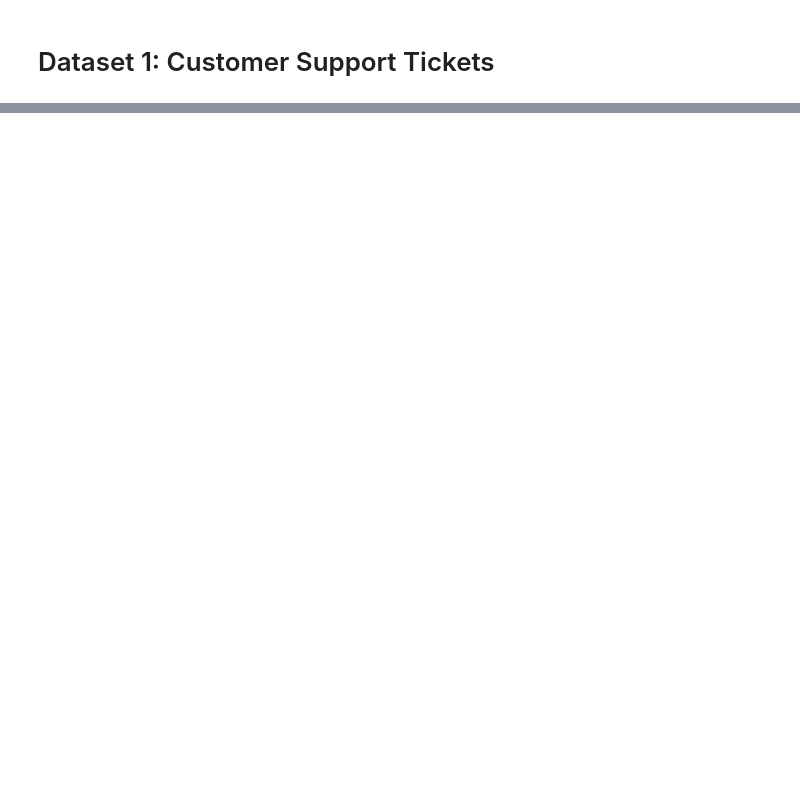
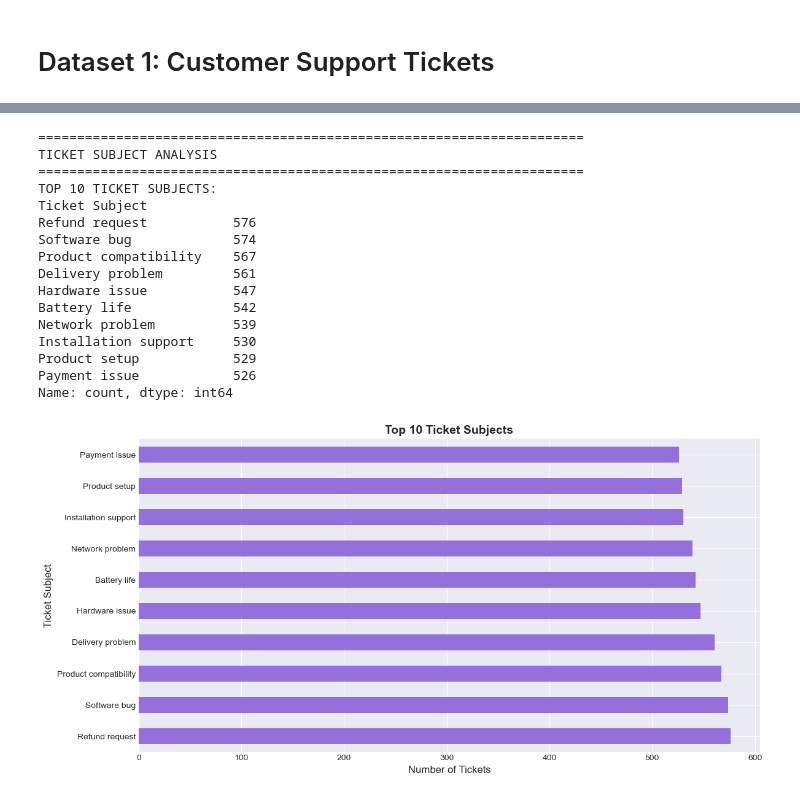
Before and after one commit to HoodaVishal/Intelligent-Customer-Support-System, a Jupyter notebook: notebooks/01_Data_Exploration.ipynb, the cells around one changed output, grey strips where cells are left out. Saved outputs shown, nothing was run; the diff lists cells and outputs as text; code cells hidden in the pictures; blank space fills up the shorter version.

```diff
--- a/notebooks/01_Data_Exploration.ipynb
+++ b/notebooks/01_Data_Exploration.ipynb
@@ -243,0 +311,38 @@ Name: Time to Resolution, dtype: object
+# %%
+# Ticket Subject Analysis
+print('=' * 70)
+print('TICKET SUBJECT ANALYSIS')
+print('=' * 70)
+
+if 'Ticket Subject' in tickets.columns:
+    print('TOP 10 TICKET SUBJECTS:')
+    subject_counts = tickets['Ticket Subject'].value_counts().head(10)
+    print(subject_counts)
+    print()
+
+    # Visualization
+    plt.figure(figsize = (12, 6))
+    subject_counts.plot(kind = 'barh', color = 'mediumpurple')
+    plt.xlabel('Number of Tickets', fontsize = 12)
+    plt.ylabel('Ticket Subject', fontsize = 12)
+    plt.title('Top 10 Ticket Subjects', fontsize = 14, fontweight = 'bold')
+    plt.tight_layout()
+    plt.show()
+# %% [output]
+======================================================================
+TICKET SUBJECT ANALYSIS
+======================================================================
+TOP 10 TICKET SUBJECTS:
+Ticket Subject
+Refund request           576
+Software bug             574
+Product compatibility    567
+Delivery problem         561
+Hardware issue           547
+Battery life             542
+Network problem          539
+Installation support     530
+Product setup            529
+Payment issue            526
+Name: count, dtype: int64
+[figure, added]
```
Also changed, not shown: parts of 9 cells of this notebook.
